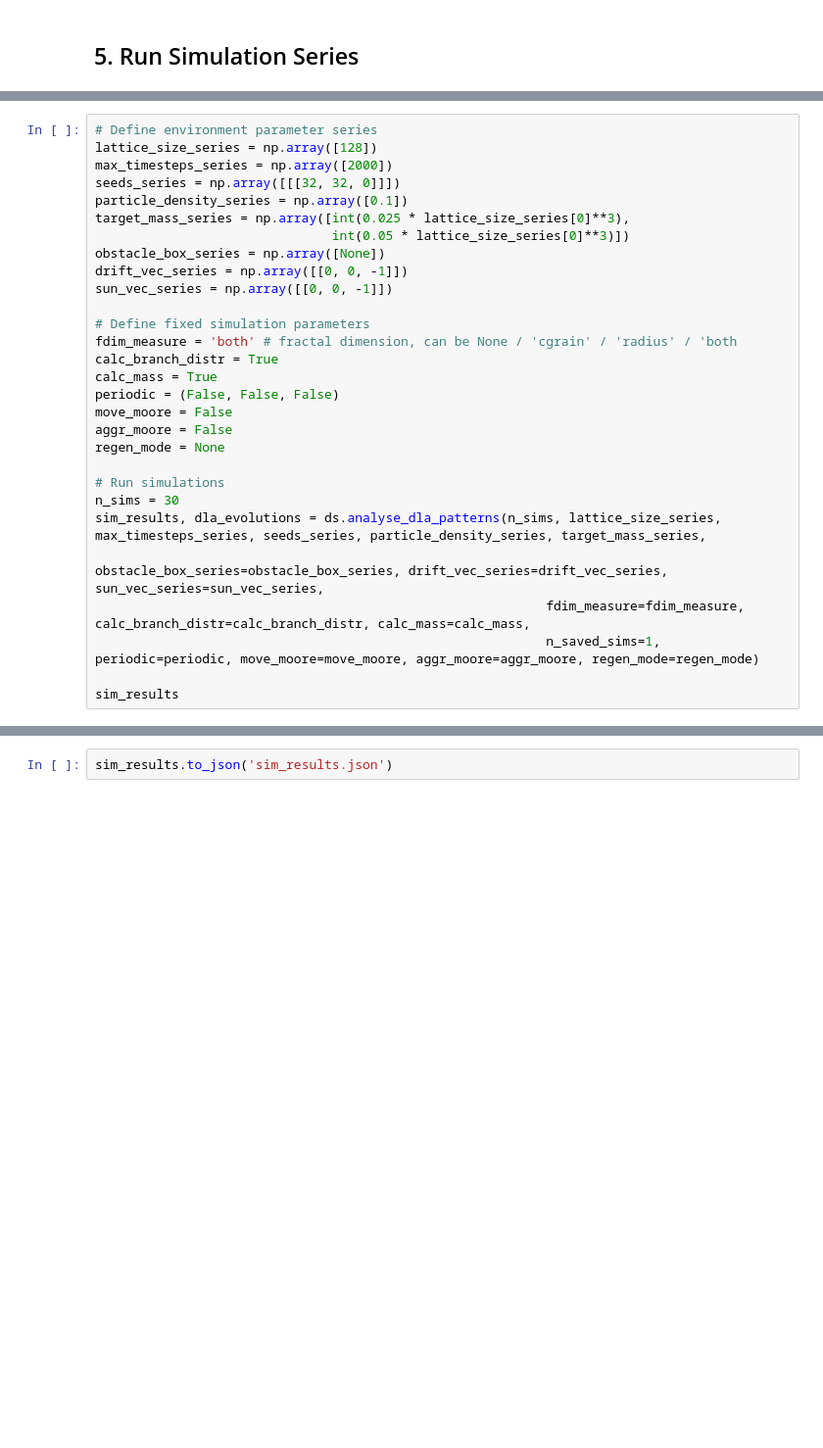
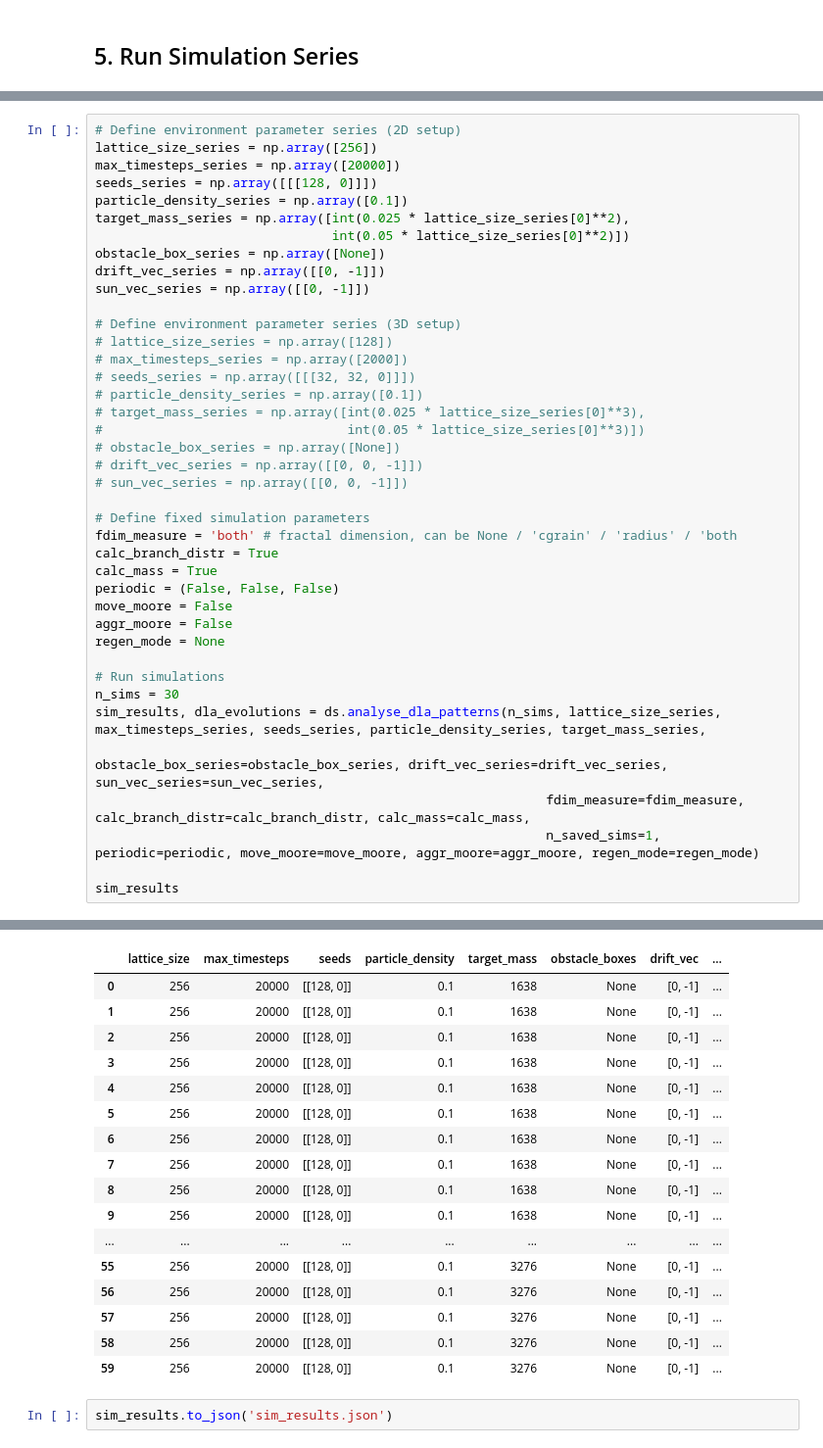
Before and after one commit to mboyan/complex-system-simulation, a Jupyter notebook: Project/Code/ProjectNotebook.ipynb, the cells around one changed output, grey strips where cells are left out. Shown at 98% size. Saved outputs shown, nothing was run; the diff lists cells and outputs as text; blank space fills up the shorter version.

```diff
--- a/Project/Code/ProjectNotebook.ipynb
+++ b/Project/Code/ProjectNotebook.ipynb
@@ -130,16 +130,27 @@ reload(vt)
 # %% [output]
 <module 'vis_tools' from 'd:\\Msc Computational Science\\S01P03\\Complex System Simulation\\00 Github\\complex-system-simulation\\Project\\Code\\vis_tools.py'>
 # %%
-# Define environment parameter series
-lattice_size_series = np.array([128])
-max_timesteps_series = np.array([2000])
-seeds_series = np.array([[[32, 32, 0]]])
+# Define environment parameter series (2D setup)
+lattice_size_series = np.array([256])
+max_timesteps_series = np.array([20000])
+seeds_series = np.array([[[128, 0]]])
 particle_density_series = np.array([0.1])
-target_mass_series = np.array([int(0.025 * lattice_size_series[0]**3),
-                               int(0.05 * lattice_size_series[0]**3)])
+target_mass_series = np.array([int(0.025 * lattice_size_series[0]**2),
+                               int(0.05 * lattice_size_series[0]**2)])
 obstacle_box_series = np.array([None])
-drift_vec_series = np.array([[0, 0, -1]])
-sun_vec_series = np.array([[0, 0, -1]])
+drift_vec_series = np.array([[0, -1]])
+sun_vec_series = np.array([[0, -1]])
+
+# Define environment parameter series (3D setup)
+# lattice_size_series = np.array([128])
+# max_timesteps_series = np.array([2000])
+# seeds_series = np.array([[[32, 32, 0]]])
+# particle_density_series = np.array([0.1])
+# target_mass_series = np.array([int(0.025 * lattice_size_series[0]**3),
+#                                int(0.05 * lattice_size_series[0]**3)])
+# obstacle_box_series = np.array([None])
+# drift_vec_series = np.array([[0, 0, -1]])
+# sun_vec_series = np.array([[0, 0, -1]])
 
 # Define fixed simulation parameters
 fdim_measure = 'both' # fractal dimension, can be None / 'cgrain' / 'radius' / 'both
@@ -164,3 +190,20 @@ Running simulation 1 of 30
+|  | lattice_size | max_timesteps | seeds | particle_density | target_mass | obstacle_boxes | drift_vec | ... |
+| 0 | 256 | 20000 | [[128, 0]] | 0.1 | 1638 | None | [0, -1] | ... |
+| 1 | 256 | 20000 | [[128, 0]] | 0.1 | 1638 | None | [0, -1] | ... |
+| 2 | 256 | 20000 | [[128, 0]] | 0.1 | 1638 | None | [0, -1] | ... |
+| 3 | 256 | 20000 | [[128, 0]] | 0.1 | 1638 | None | [0, -1] | ... |
+| 4 | 256 | 20000 | [[128, 0]] | 0.1 | 1638 | None | [0, -1] | ... |
+| 5 | 256 | 20000 | [[128, 0]] | 0.1 | 1638 | None | [0, -1] | ... |
+| 6 | 256 | 20000 | [[128, 0]] | 0.1 | 1638 | None | [0, -1] | ... |
+| 7 | 256 | 20000 | [[128, 0]] | 0.1 | 1638 | None | [0, -1] | ... |
+| 8 | 256 | 20000 | [[128, 0]] | 0.1 | 1638 | None | [0, -1] | ... |
+| 9 | 256 | 20000 | [[128, 0]] | 0.1 | 1638 | None | [0, -1] | ... |
+| ... | ... | ... | ... | ... | ... | ... | ... | ... |
+| 55 | 256 | 20000 | [[128, 0]] | 0.1 | 3276 | None | [0, -1] | ... |
+| 56 | 256 | 20000 | [[128, 0]] | 0.1 | 3276 | None | [0, -1] | ... |
+| 57 | 256 | 20000 | [[128, 0]] | 0.1 | 3276 | None | [0, -1] | ... |
+| 58 | 256 | 20000 | [[128, 0]] | 0.1 | 3276 | None | [0, -1] | ... |
+| 59 | 256 | 20000 | [[128, 0]] | 0.1 | 3276 | None | [0, -1] | ... |
 # %%
 sim_results.to_json('sim_results.json')
 # %% [markdown]
```
Also changed, not shown: parts of 9 cells of this notebook, 5 other files.
